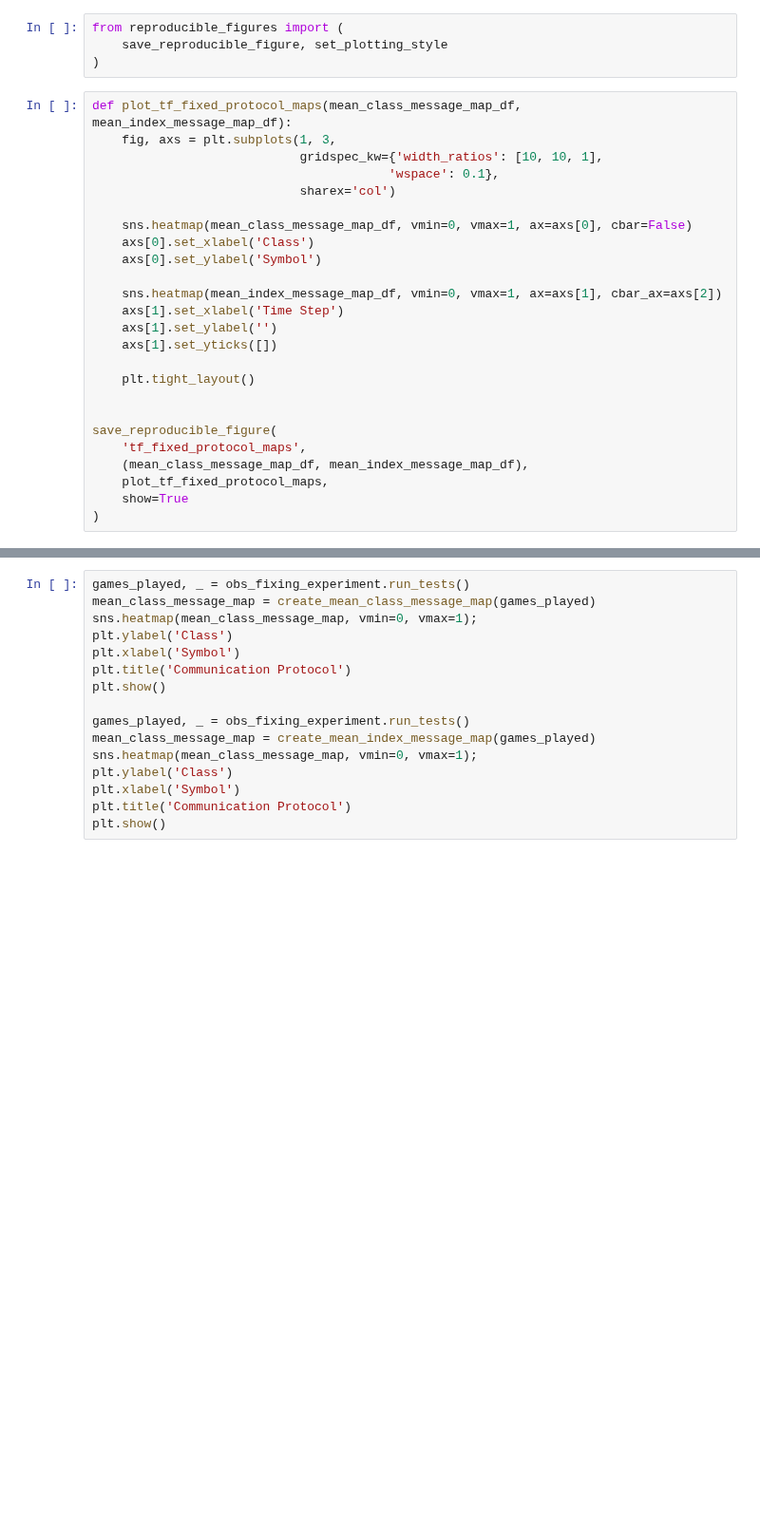
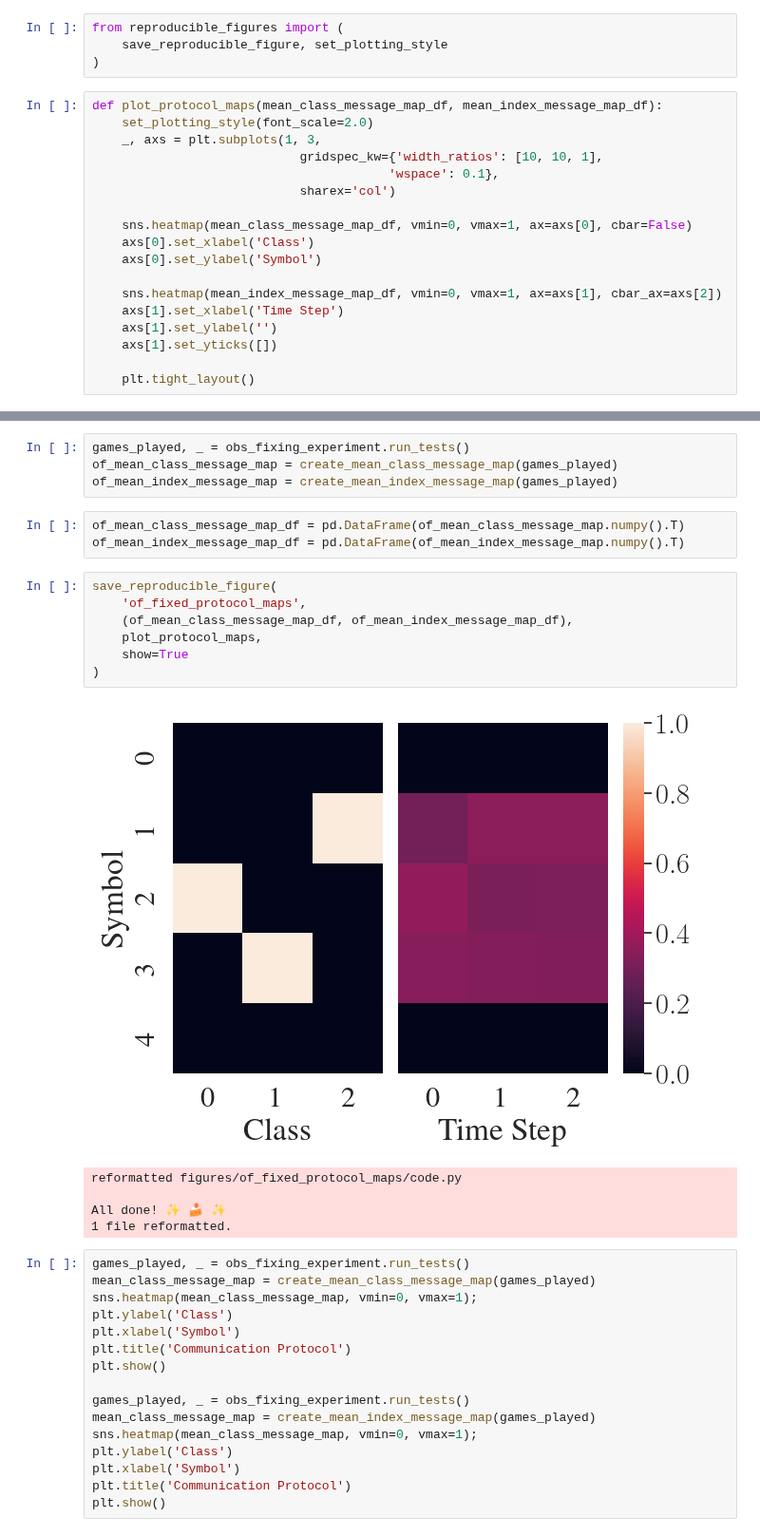
Before and after one commit to DylanCope/zero-shot-comm, a Jupyter notebook: notebooks/protocol-fixing.ipynb, the cells around one changed output, grey strips where cells are left out. Shown at 95% size. Drawn from its saved outputs; the diff is of its cells as text; blank space fills up the shorter version.

Commit message:
of fixed protocol diagram and strange hybrid of-tf protocol results

```diff
--- a/notebooks/protocol-fixing.ipynb
+++ b/notebooks/protocol-fixing.ipynb
@@ -197,8 +180,9 @@ from reproducible_figures import (
     save_reproducible_figure, set_plotting_style
 )
 # %%
-def plot_tf_fixed_protocol_maps(mean_class_message_map_df, mean_index_message_map_df):
-    fig, axs = plt.subplots(1, 3,
+def plot_protocol_maps(mean_class_message_map_df, mean_index_message_map_df):
+    set_plotting_style(font_scale=2.0)
+    _, axs = plt.subplots(1, 3,
                             gridspec_kw={'width_ratios': [10, 10, 1],
                                         'wspace': 0.1},
                             sharex='col')
@@ -213,11 +197,3 @@ def plot_tf_fixed_protocol_maps(mean_class_message_map_df, mean_index_message_ma
     axs[1].set_yticks([])
 
     plt.tight_layout()
-
-
-save_reproducible_figure(
-    'tf_fixed_protocol_maps',
-    (mean_class_message_map_df, mean_index_message_map_df),
-    plot_tf_fixed_protocol_maps,
-    show=True
-)
@@ -247,3 +213,23 @@ plt.show()
+# %%
+games_played, _ = obs_fixing_experiment.run_tests()
+of_mean_class_message_map = create_mean_class_message_map(games_played)
+of_mean_index_message_map = create_mean_index_message_map(games_played)
+# %%
+of_mean_class_message_map_df = pd.DataFrame(of_mean_class_message_map.numpy().T)
+of_mean_index_message_map_df = pd.DataFrame(of_mean_index_message_map.numpy().T)
+# %%
+save_reproducible_figure(
+    'of_fixed_protocol_maps',
+    (of_mean_class_message_map_df, of_mean_index_message_map_df),
+    plot_protocol_maps,
+    show=True
+)
+# %% [output]
+[figure, added]
+reformatted figures/of_fixed_protocol_maps/code.py
+
+All done! ✨ 🍰 ✨
+1 file reformatted.
 # %%
 games_played, _ = obs_fixing_experiment.run_tests()
 mean_class_message_map = create_mean_class_message_map(games_played)
```
Also changed, not shown: parts of 6 cells of this notebook, 15 other files.
